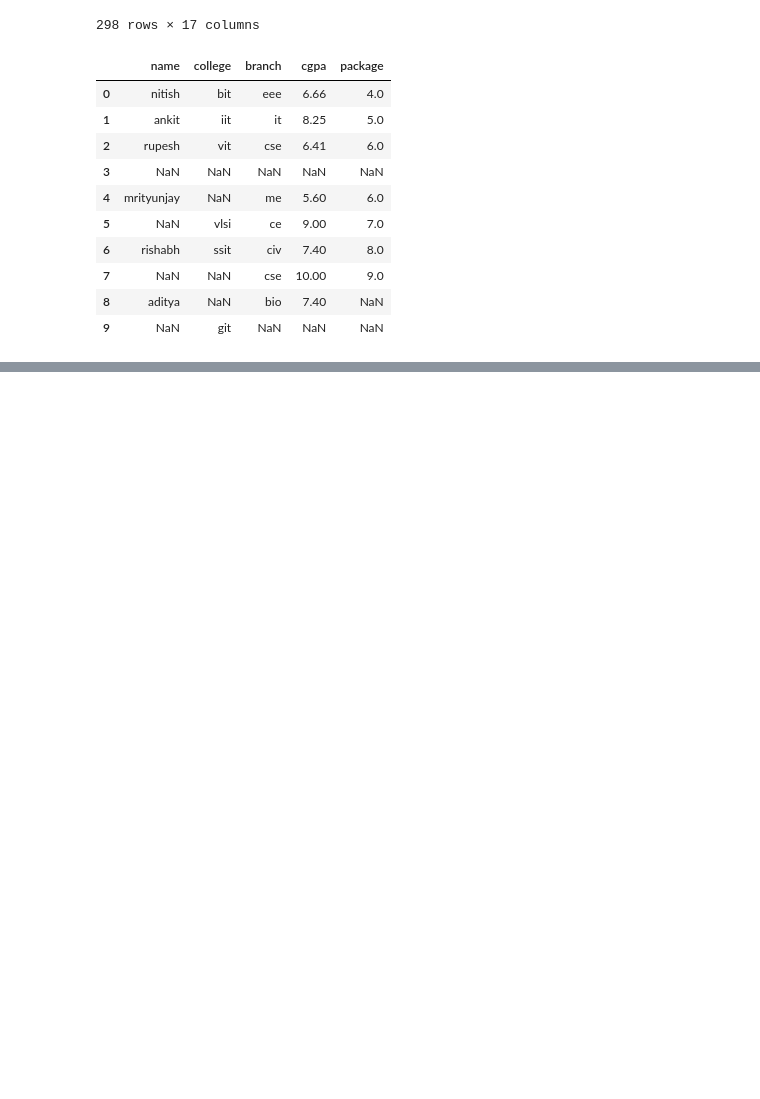
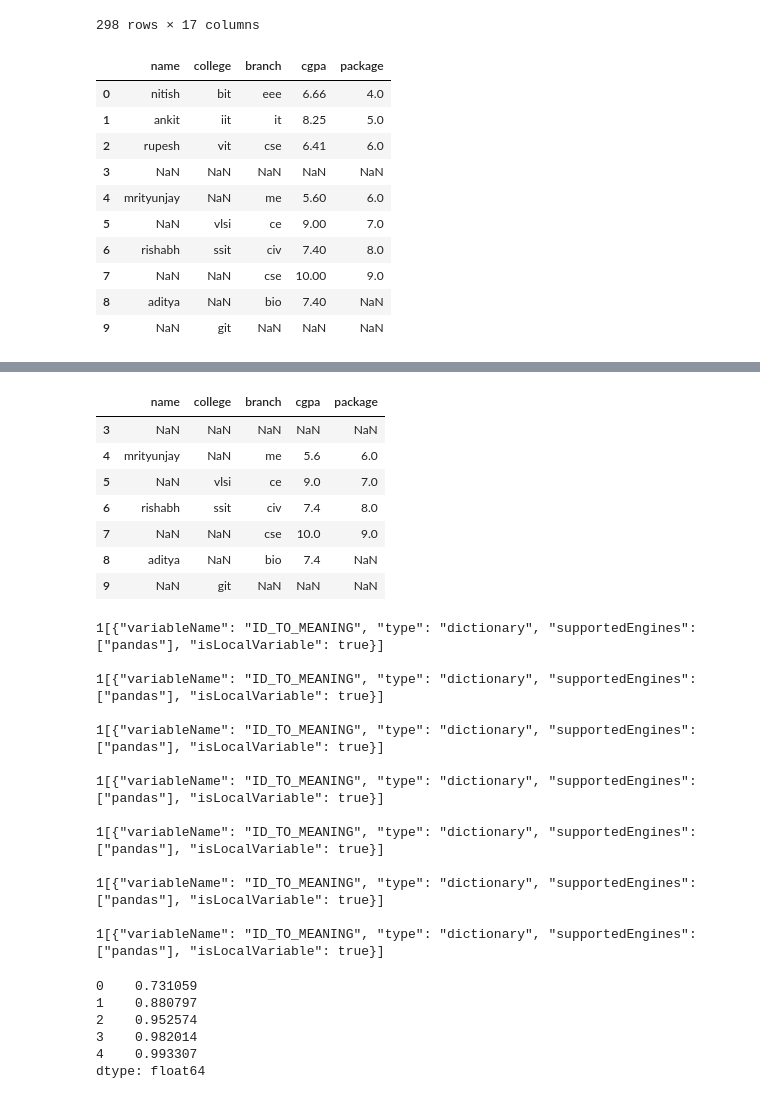
Before and after one commit to Abhasjaiswal/Data-Analysis-and-Visualisation, a Jupyter notebook: Pandas/Pandas_Dataframe2.ipynb, the cells around one changed output, grey strips where cells are left out. Drawn from its saved outputs; the diff is of its cells as text; code cells hidden in the pictures; blank space fills up the shorter version.

Commit message:
updated pandas df notebook

```diff
--- a/Pandas/Pandas_Dataframe2.ipynb
+++ b/Pandas/Pandas_Dataframe2.ipynb
@@ -783,0 +1153,24 @@ students
+# %%
+students.drop(index=[0,1,2]) # This will return a dataframe with the rows at index 0,1 and 2 removed
+# %% [output]
+|  | name | college | branch | cgpa | package |
+| 3 | NaN | NaN | NaN | NaN | NaN |
+| 4 | mrityunjay | NaN | me | 5.6 | 6.0 |
+| 5 | NaN | vlsi | ce | 9.0 | 7.0 |
+| 6 | rishabh | ssit | civ | 7.4 | 8.0 |
+| 7 | NaN | NaN | cse | 10.0 | 9.0 |
+| 8 | aditya | NaN | bio | 7.4 | NaN |
+| 9 | NaN | git | NaN | NaN | NaN |
+1[{"variableName": "ID_TO_MEANING", "type": "dictionary", "supportedEngines": ["pandas"], "isLocalVariable": true}]
+
+1[{"variableName": "ID_TO_MEANING", "type": "dictionary", "supportedEngines": ["pandas"], "isLocalVariable": true}]
+
+1[{"variableName": "ID_TO_MEANING", "type": "dictionary", "supportedEngines": ["pandas"], "isLocalVariable": true}]
+
+1[{"variableName": "ID_TO_MEANING", "type": "dictionary", "supportedEngines": ["pandas"], "isLocalVariable": true}]
+
+1[{"variableName": "ID_TO_MEANING", "type": "dictionary", "supportedEngines": ["pandas"], "isLocalVariable": true}]
+
+1[{"variableName": "ID_TO_MEANING", "type": "dictionary", "supportedEngines": ["pandas"], "isLocalVariable": true}]
+
+1[{"variableName": "ID_TO_MEANING", "type": "dictionary", "supportedEngines": ["pandas"], "isLocalVariable": true}]
@@ -783,0 +1183,9 @@ students
+# %%
+temp.apply(sigmoid) # This will return a series with the sigmoid function applied to each value in the series
+# %% [output]
+0    0.731059
+1    0.880797
+2    0.952574
+3    0.982014
+4    0.993307
+dtype: float64
```
Also changed, not shown: parts of 36 cells of this notebook.
